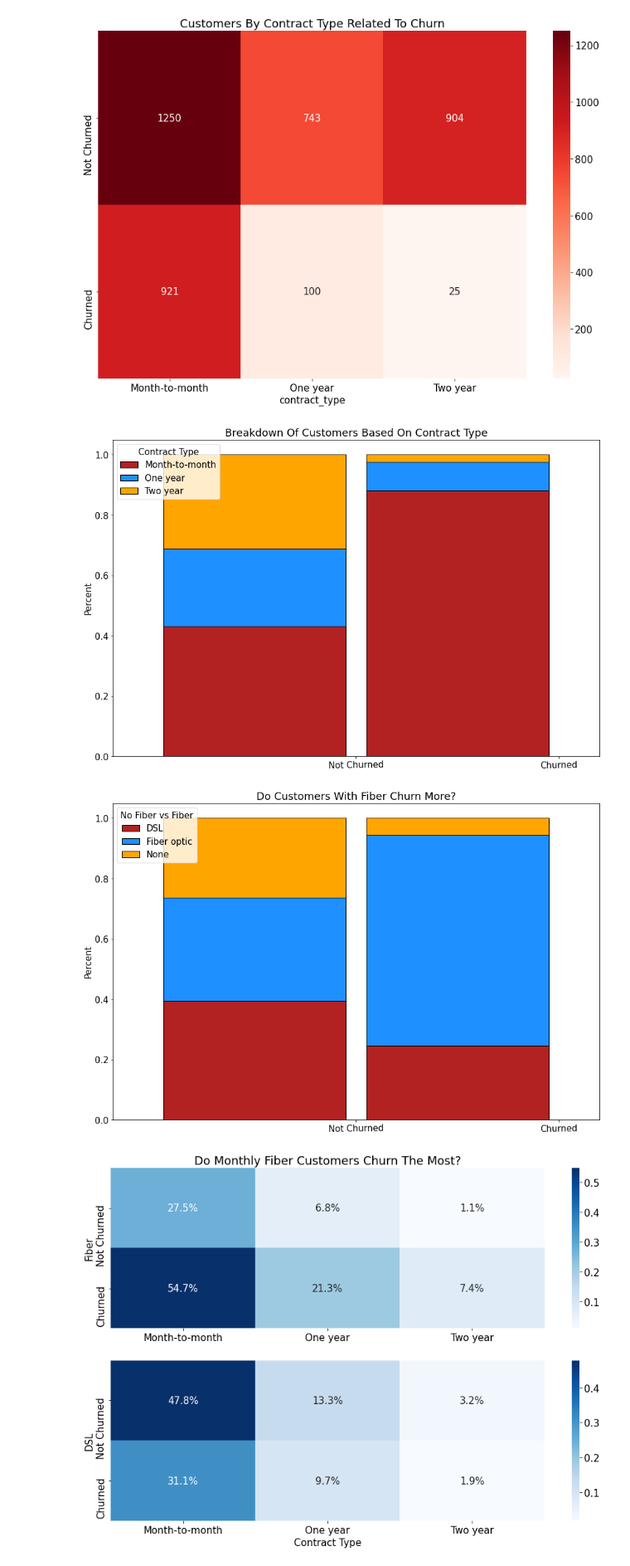
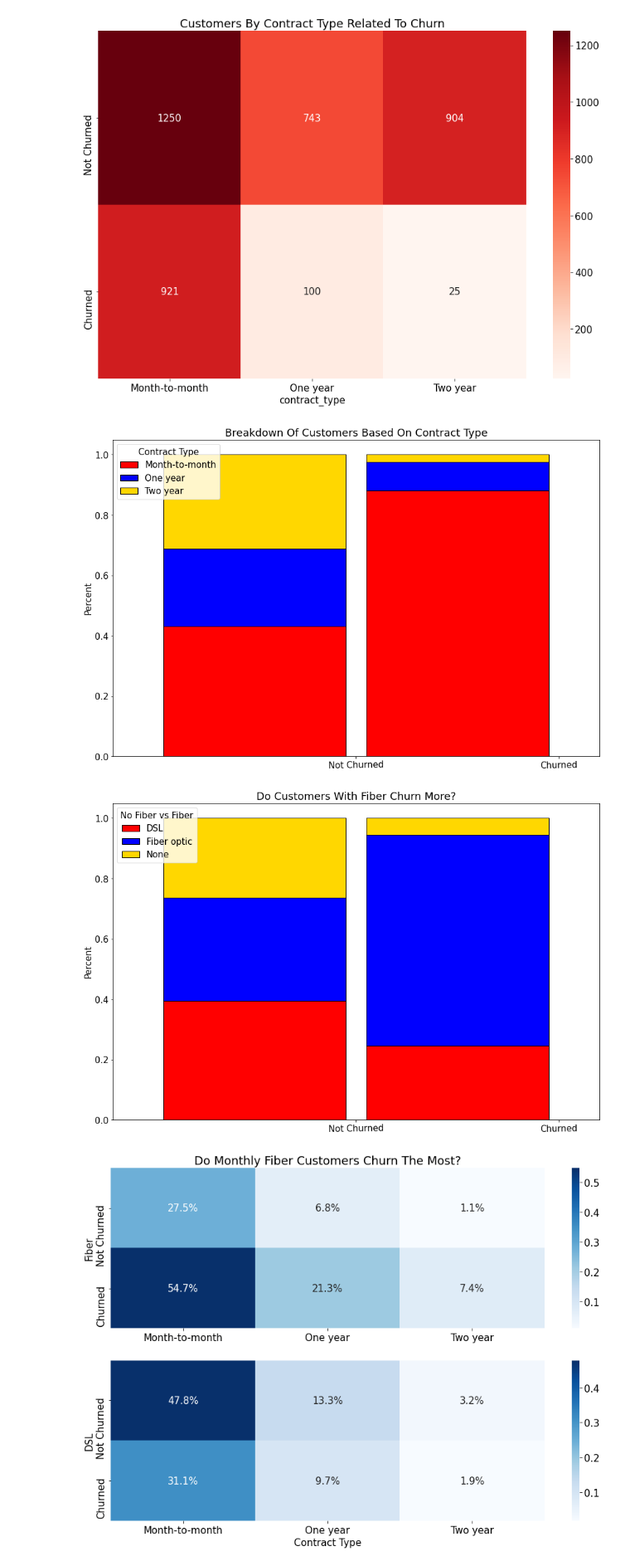
Before and after one commit to AAranda10/classification_project, a Jupyter notebook: Model.ipynb, the cells around one changed output. Shown at 83% size. Saved outputs shown, nothing was run; the diff lists cells and outputs as text; code cells hidden in the pictures.

```diff
--- a/Model.ipynb
+++ b/Model.ipynb
@@ -146,15 +146,11 @@ Text(109.0, 0.5, '')
 # %%
 #This graph here iterates the same information above but in a better comparison format
 # I noticed that in the churned customers column, month to month churn is the most predominant
-(train.groupby('has_churned')['contract_type']
-
-    .apply(lambda s: s.value_counts(normalize=True))
-    .unstack()
+(train.groupby('has_churned')['contract_type'].apply(lambda vcounts: vcounts.value_counts(normalize=True)).unstack()
     .plot.bar(stacked=True,
               width=.9,
-              color=['firebrick', 'dodgerblue', 'orange'],
-              ec='black')
-)
+              color=['red', 'blue', 'gold'],
+              ec='black'))
 
 plt.title('Breakdown Of Customers Based On Contract Type')
 
@@ -167,32 +163,28 @@ plt.legend(title='Contract Type')
 
 plt.show()
 # %% [output]
-[figure, old version]
+[figure, new version]
 # %%
 #Then I wanted to see churn based on internet type since most of the churn was coming from internet customers
 #In this chart I found that fiber is the more predominant churned customer compared to the population
-(train.groupby('has_churned')['internet_service_type']
-
-    .apply(lambda s: s.value_counts(normalize=True))
-    .unstack()
+(train.groupby('has_churned')['internet_service_type'].apply(lambda vcounts: vcounts.value_counts(normalize=True)).unstack()
     .plot.bar(stacked=True,
               width=.9,
-              color=['firebrick', 'dodgerblue', 'orange'],
-              ec='black')
-)
+              color=['red', 'blue', 'gold'],
+              ec='black'))
 
 plt.title('Do Customers With Fiber Churn More?')
 
 plt.xticks(rotation= 1)
 plt.xticks(locs, ('Not Churned', 'Churned'))
 plt.xlabel('')
 plt.ylabel('Percent')
 
 plt.legend(title='No Fiber vs Fiber')
 
 plt.show()
 # %% [output]
-[figure, old version]
+[figure, new version]
 # %%
 #Here I wanted to compare fiber and dsl churn so I created heatmaps to compare the two together
 #Month to Month Fiber customers had the most churn and beat dsl by over 20 percent
```
Also changed, not shown: parts of 2 cells of this notebook.
